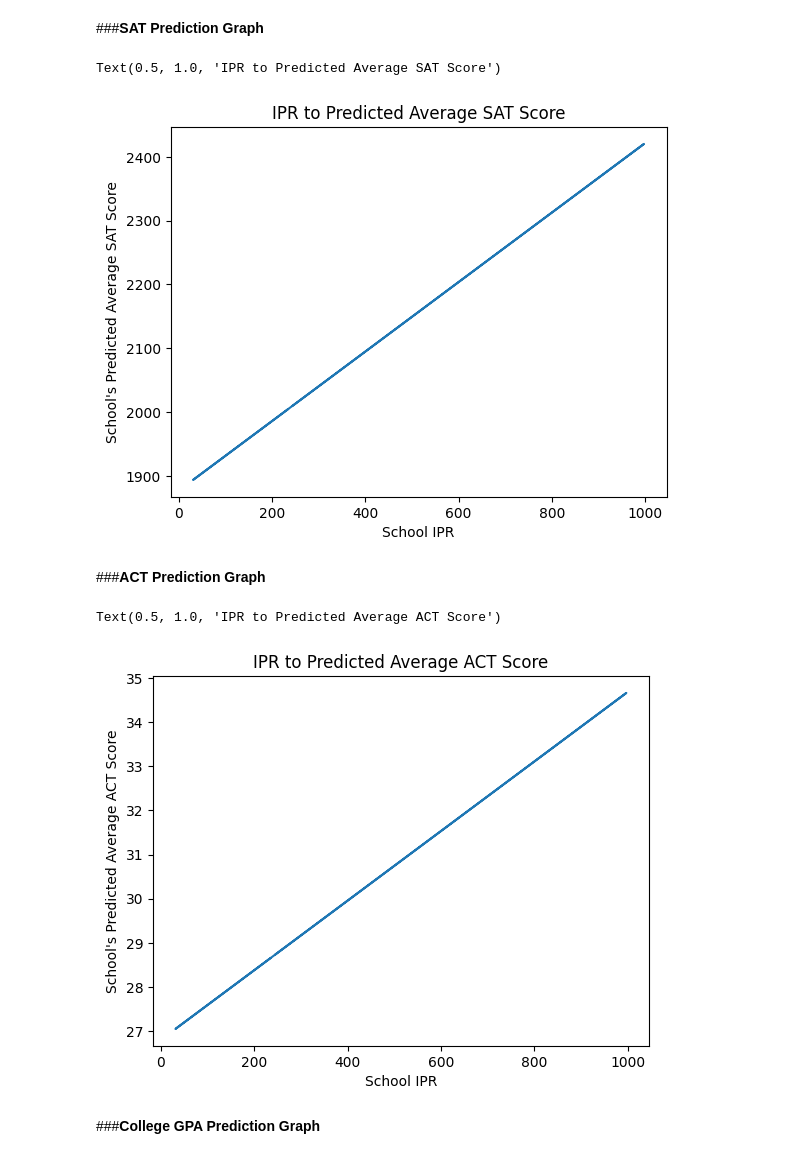
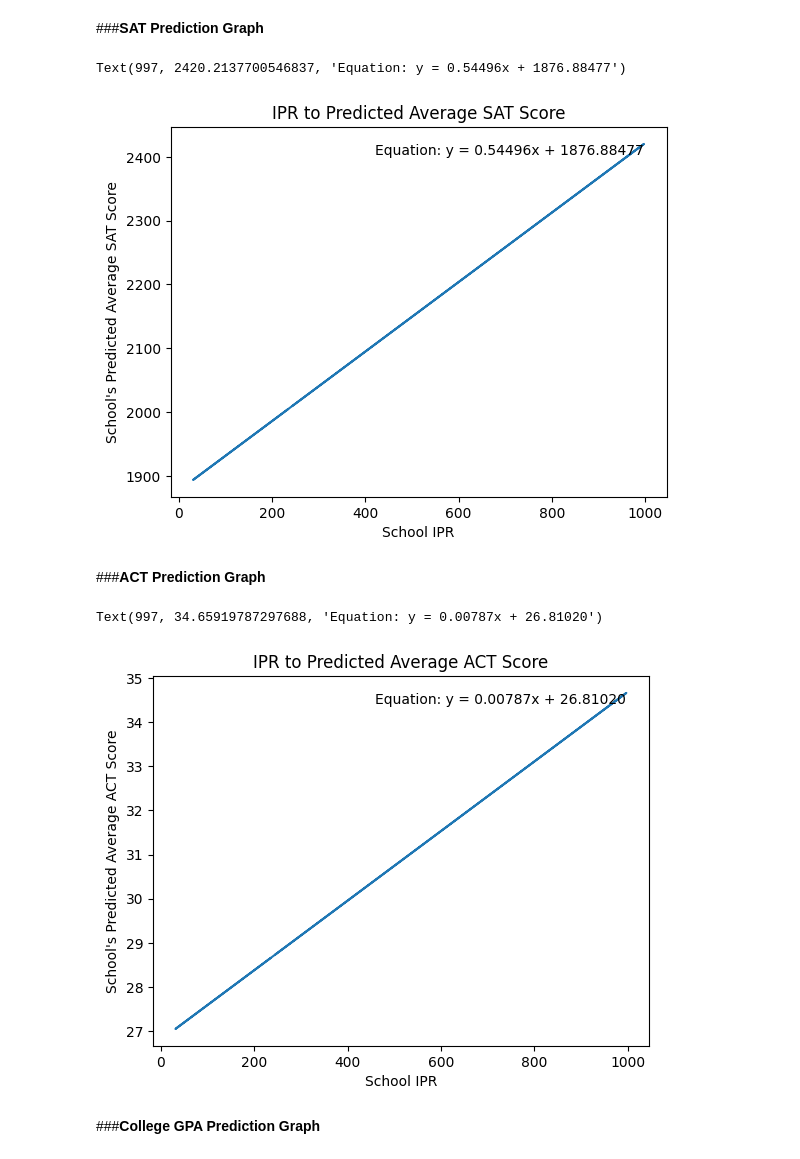
Before and after one commit to thompsonkate1/Python-Project, a Jupyter notebook: PythonFinalProject.ipynb, the cells around one changed output. Saved outputs shown, nothing was run; the diff lists cells and outputs as text; code cells hidden in the pictures.

```diff
--- a/PythonFinalProject.ipynb
+++ b/PythonFinalProject.ipynb
@@ -396,13 +396,16 @@ Text(0.5, 1.0, 'High School GPA Prediction Distribution')
 # %%
 #I am going to create graphs of IPR vs. predicted value for all of our models
 #I'll start with the SAT Score Prediction for now
 predictedSATgraph=plt.plot(IPR["IPR_EST"],IPR["SAT Score Prediction"])
 plt.xlabel("School IPR")
 plt.ylabel("School's Predicted Average SAT Score")
 plt.title("IPR to Predicted Average SAT Score")
+slopeSAT = "{:.5f}".format(float(SATpredictor.coef_)) #It was outputting way too many decimals, so I'm shortening the slope and intercept to just 5 decimal places
+interceptSAT = "{:.5f}".format(SATpredictor.intercept_)
+plt.text(np.max(IPR["IPR_EST"]), np.max(IPR["SAT Score Prediction"]), "Equation: y = {}x + {}".format(slopeSAT, interceptSAT), ha='right', va='top') #I am displaying the equation of the model on the figure/graph
 # %% [output]
-Text(0.5, 1.0, 'IPR to Predicted Average SAT Score')
+Text(997, 2420.2137700546837, 'Equation: y = 0.54496x + 1876.88477')
-[figure, old version]
+[figure, new version]
 # %% [markdown]
 ###__ACT Prediction Graph__
 # %%
@@ -410,9 +413,12 @@ predictedACTgraph=plt.plot(IPR["IPR_EST"],IPR["ACT Score Prediction"])
 plt.xlabel("School IPR")
 plt.ylabel("School's Predicted Average ACT Score")
 plt.title("IPR to Predicted Average ACT Score")
+slopeACT = "{:.5f}".format(float(ACTpredictor.coef_))
+interceptACT = "{:.5f}".format(ACTpredictor.intercept_)
+plt.text(np.max(IPR["IPR_EST"]), np.max(IPR["ACT Score Prediction"]), "Equation: y = {}x + {}".format(slopeACT, interceptACT), ha='right', va='top')
 # %% [output]
-Text(0.5, 1.0, 'IPR to Predicted Average ACT Score')
+Text(997, 34.65919787297688, 'Equation: y = 0.00787x + 26.81020')
-[figure, old version]
+[figure, new version]
 # %% [markdown]
 ###__College GPA Prediction Graph__
 # %%
```
Also changed, not shown: parts of 10 cells of this notebook.
